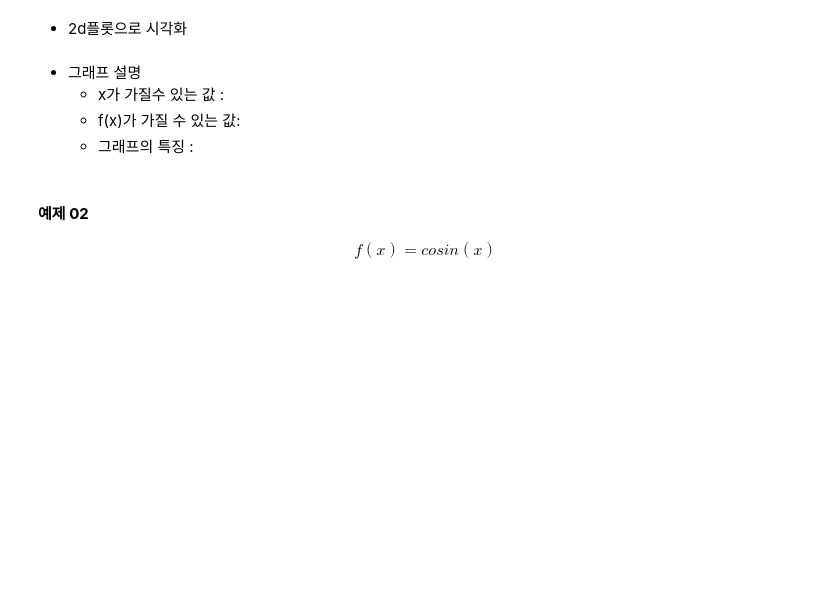
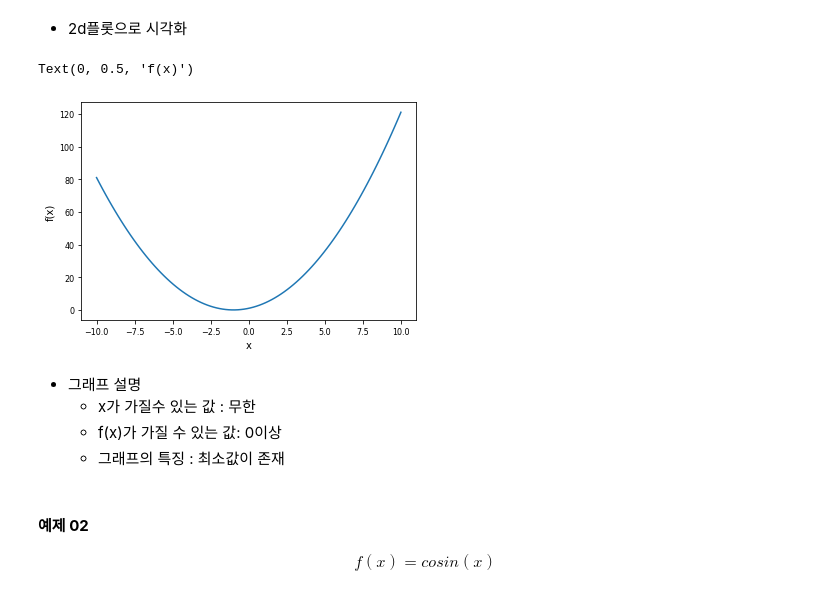
Before and after one commit to Felife11/SkillTreePython-DataAnalysis, a Jupyter notebook: 05.머신러닝기반데이터분석/ch05_02_기초수학_다변수함수와벡터함수.ipynb, the cells around one changed output. Saved outputs shown, nothing was run; the diff lists cells and outputs as text; code cells hidden in the pictures; blank space fills up the shorter version.

````diff
--- a/05.머신러닝기반데이터분석/ch05_02_기초수학_다변수함수와벡터함수.ipynb
+++ b/05.머신러닝기반데이터분석/ch05_02_기초수학_다변수함수와벡터함수.ipynb
@@ -19,6 +19,12 @@ plt.rcParams['font.size'] = 15
 plt.rcParams['xtick.labelsize'] = 8
 plt.rcParams['ytick.labelsize'] = 8
 ```
+# %%
+import numpy as np
+import matplotlib.pyplot as plt
+plt.rcParams['font.size'] = 15
+plt.rcParams['xtick.labelsize'] = 8
+plt.rcParams['ytick.labelsize'] = 8
 # %% [markdown]
 ### 일변수 스칼라 함수
 ---
@@ -36,3 +42,8 @@ f(x) = x^2+2x+1
 \end{align}
 # %% [markdown]
 * 함수 생성하기
+# %%
+def f(x) :
+  return x**2 + 2*x +1
+  x = 0
+f(0)
@@ -39,2 +52,5 @@ f(x) = x^2+2x+1
 # %% [markdown]
 * 인풋 정의 (-10~10, 100개)
+# %%
+xs = np.linspace(-10, 10, 100)
+f(xs)
@@ -41,10 +75,18 @@ f(x) = x^2+2x+1
 # %% [markdown]
 * 2d플롯으로 시각화
+# %%
+#plt.plot(x축, y축)
+plt.plot(xs, f(xs))
+plt.xlabel('x')
+plt.ylabel('f(x)')
+# %% [output]
+Text(0, 0.5, 'f(x)')
+[figure, added]
 # %% [markdown]
 * 그래프 설명
-  * x가 가질수 있는 값 :
-  * f(x)가 가질 수 있는 값:
-  * 그래프의 특징 :
+  * x가 가질수 있는 값 : 무한
+  * f(x)가 가질 수 있는 값: 0이상
+  * 그래프의 특징 : 최소값이 존재
 # %% [markdown]
 #### **예제 02**
 
````
Also changed, not shown: parts of 15 cells of this notebook.
